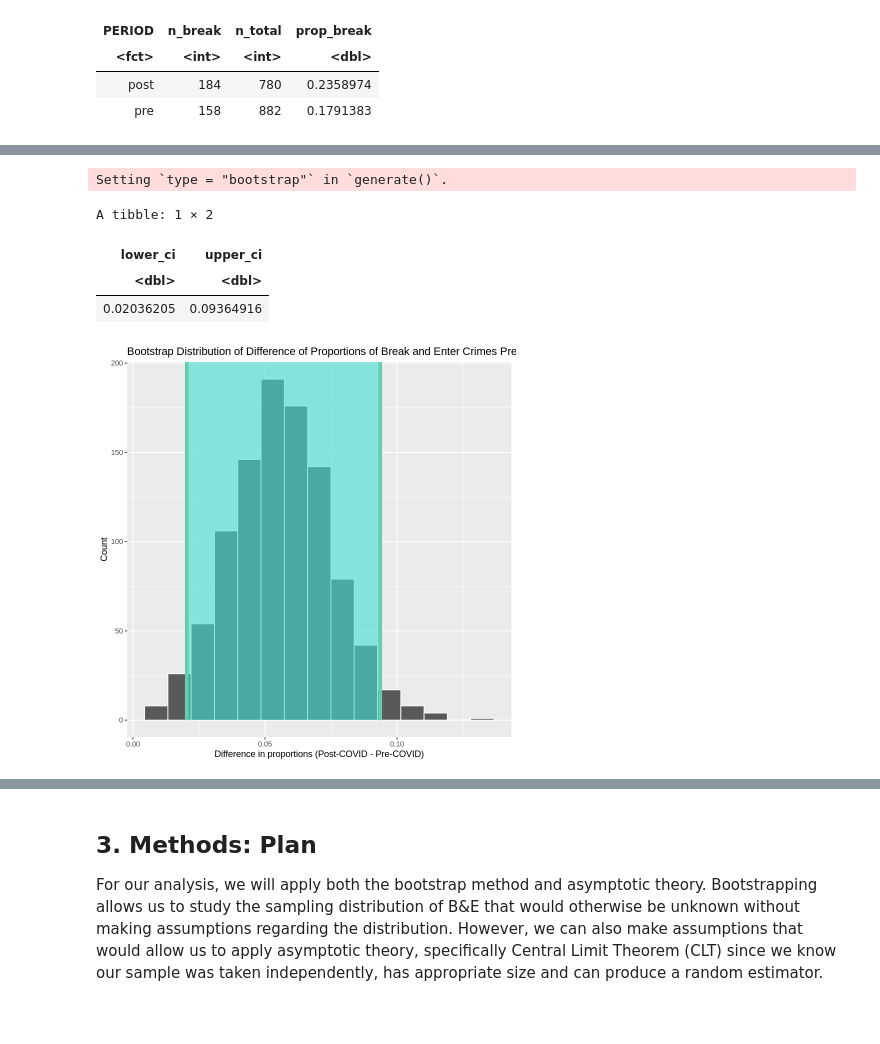
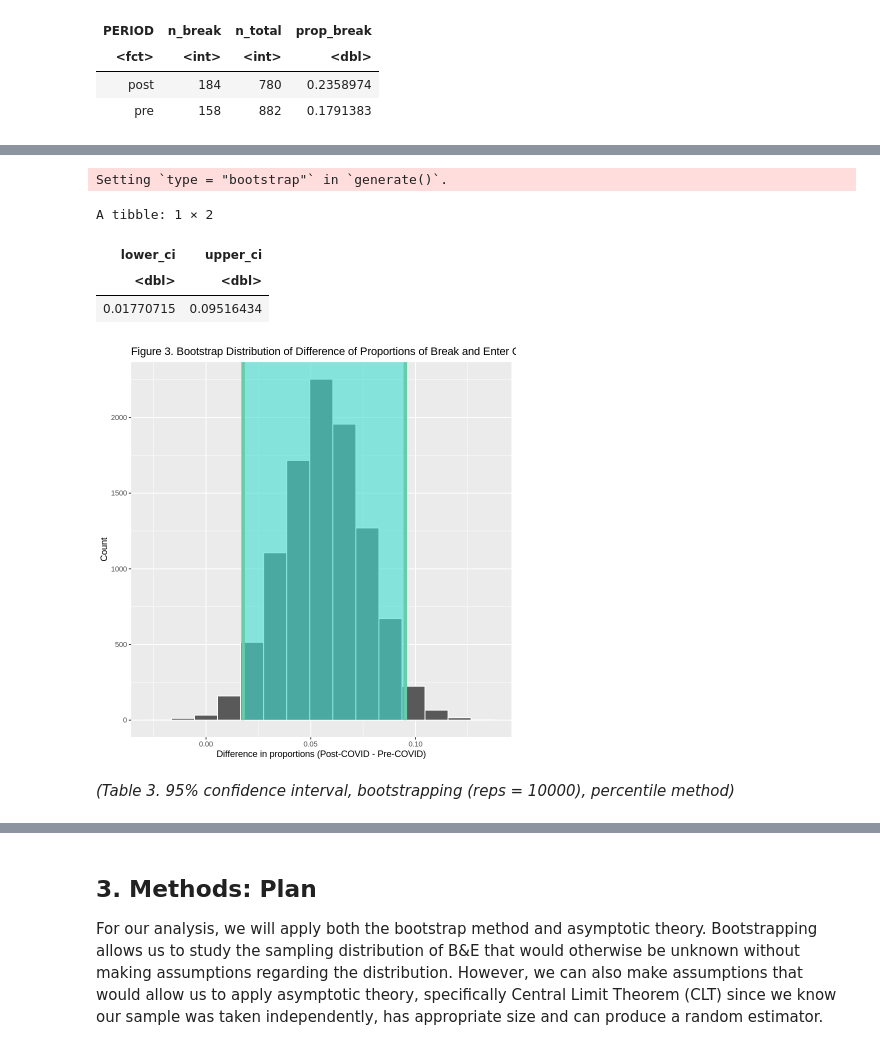
Before and after one commit to willis-cao/stat201-project-group16, a Jupyter notebook: final-report-draft.ipynb, the cells around one changed output, grey strips where cells are left out. Saved outputs shown, nothing was run; the diff lists cells and outputs as text; code cells hidden in the pictures; blank space fills up the shorter version.

Commit message:
Finished methods & results section

```diff
--- a/final-report-draft.ipynb
+++ b/final-report-draft.ipynb
@@ -104 +108,6 @@ A visual representation of the data is below, in the form of a stacked barplot.
+# %%
+# Factor TYPE into binary categories "Break and Enter" and "Other"
+wpg_binary <- wpg |>
+    mutate(TYPE = case_when(((TYPE != "Break and Enter Commercial") & (TYPE != "Break and Enter Residential/Other")) ~ "Other",
+                           ((TYPE == "Break and Enter Commercial") | (TYPE == "Break and Enter Residential/Other")) ~ "Break and Enter"))
 # %%
@@ -123,33 +132,33 @@ We can observe from the summary table and the barplot that the total number of c
 # %%
 set.seed(2023)
 
-bootstrap_reps <- 1000
+# Set bootstrap repetitions
+bootstrap_reps <- 10000
 
-diff_in_props_bootstrap <- wpg |>
-    mutate(TYPE = case_when(((TYPE != "Break and Enter Commercial") & (TYPE != "Break and Enter Residential/Other")) ~ "Other",
-                           ((TYPE == "Break and Enter Commercial") | (TYPE == "Break and Enter Residential/Other")) ~ "Break and Enter")) |>
+# Use the infer package to generate a bootstrap distribution of differences in proportions (post-COVID - pre-COVID)
+diff_in_props_bootstrap <- wpg_binary |>
     specify(TYPE ~ PERIOD,
             success = "Break and Enter") |>
     generate(reps = bootstrap_reps) |>
     calculate(stat = "diff in props", order = c("post", "pre"))
 
+# Use the infer package to generate a 95% confidence interval using the percentile method
 diff_in_props_ci <- diff_in_props_bootstrap |>
     get_confidence_interval(level = 0.95, type = "percentile")
 
-diff_in_props_ci
-
+# Visualize the confidence interval overlaid on the bootstrap distribution
 diff_in_props_bootstrap_dist <- diff_in_props_bootstrap |>
     visualize() +
     shade_confidence_interval(diff_in_props_ci) +
-    labs(title = "Bootstrap Distribution of Difference of Proportions of Break and Enter Crimes Pre- and Post-COVID",
+    labs(title = "Figure 3. Bootstrap Distribution of Difference of Proportions of Break and Enter Crimes Pre- and Post-COVID",
          x = "Difference in proportions (Post-COVID - Pre-COVID)",
          y = "Count")
 
 diff_in_props_bootstrap_dist
 # %% [output]
 Setting `type = "bootstrap"` in `generate()`.
 A tibble: 1 × 2
 | lower_ci | upper_ci |
 | <dbl> | <dbl> |
-| 0.02036205 | 0.09364916 |
+| 0.01770715 | 0.09516434 |
-[figure, old version]
+[figure, new version]
@@ -155,0 +168,2 @@ A tibble: 1 × 2
+# %% [markdown]
+*(Table 3. 95% confidence interval, bootstrapping (reps = 10000), percentile method)*
```
Also changed, not shown: parts of 22 cells of this notebook.
